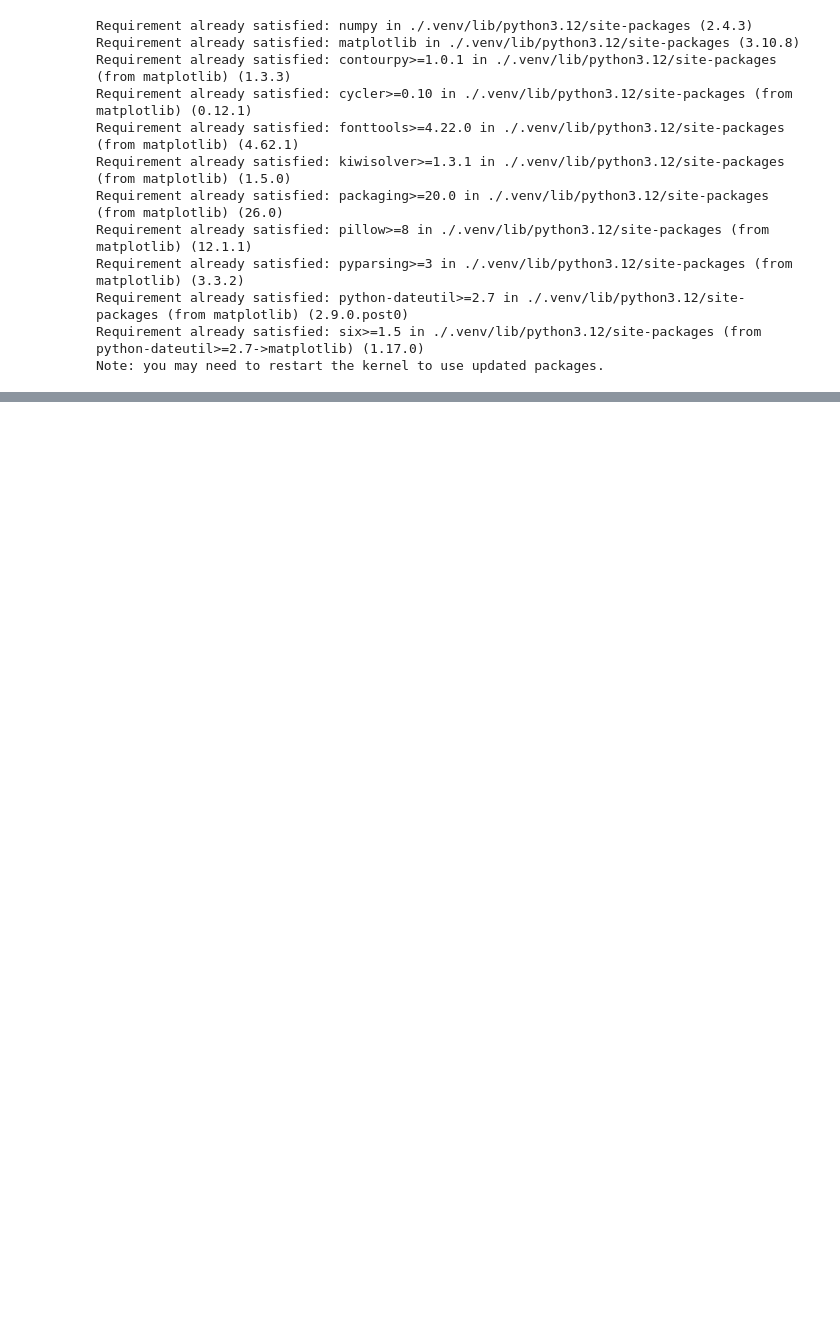
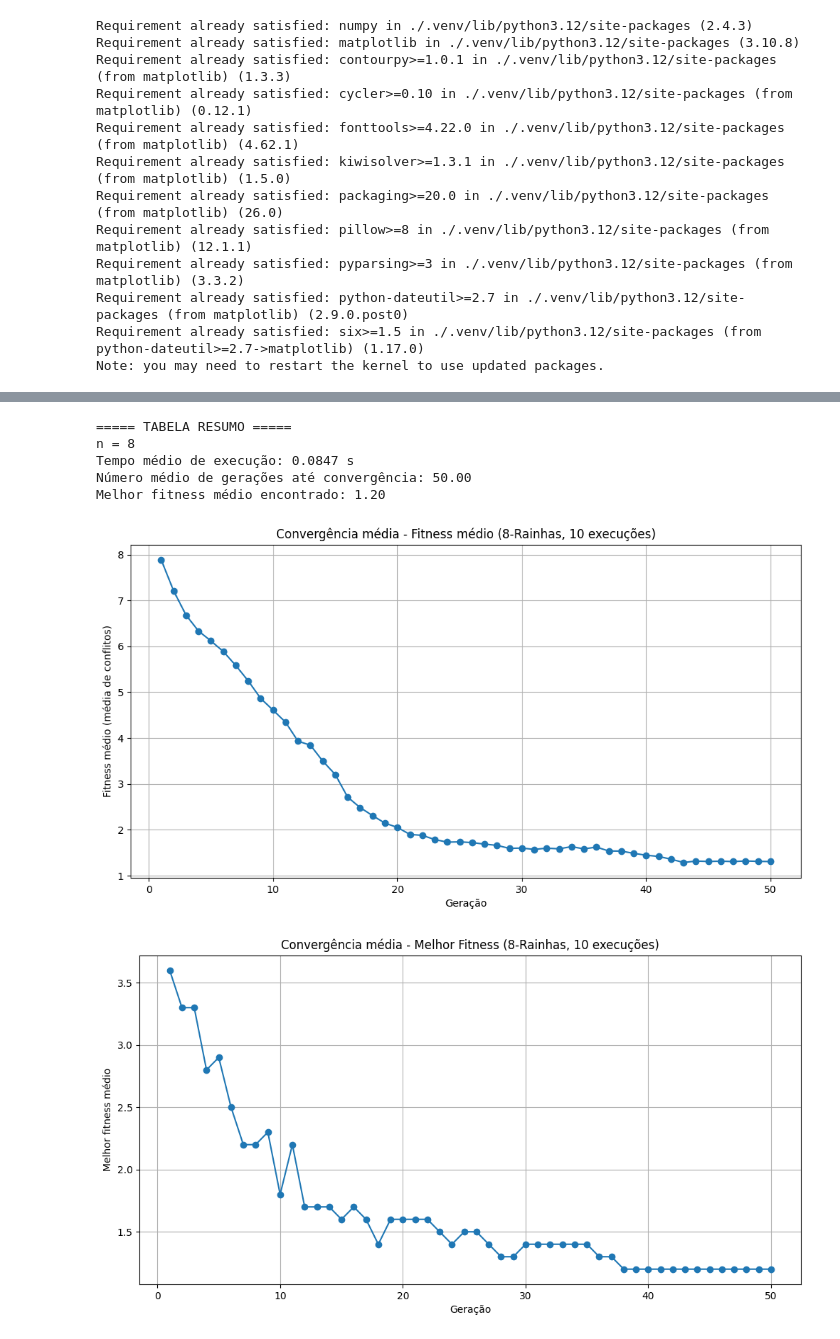
Before and after one commit to andref03/comp-natural, a Jupyter notebook: queens.ipynb, the cells around one changed output, grey strips where cells are left out. Cells and saved outputs as stored; diff of their text form; code cells hidden in the pictures; blank space fills up the shorter version.

Commit message:
criando lógica de séries de execução  para obter execução média

```diff
--- a/queens.ipynb
+++ b/queens.ipynb
@@ -233,0 +241,10 @@ Conflitos médios por indivíduo: 7.08
+# %%
+num_execucoes = 10
+resultados_execucoes = []
+
+for execucao in range(num_execucoes):
+    print(f"Executando experimento {execucao + 1}/{num_execucoes}...")
+    resultado = executar(m=50, n=8, geracoes=50, taxa_mutacao=0.05)
+    resultados_execucoes.append(resultado)
+
+print("\nTodas as execuções concluídas.")
@@ -233,0 +264,46 @@ Conflitos médios por indivíduo: 7.08
+# %%
+tempos = [r["tempo_execucao"] for r in resultados_execucoes]
+geracoes_conv = [r["geracao_convergencia"] for r in resultados_execucoes]
+melhores_finais = [r["melhor_conflito_global"] for r in resultados_execucoes]
+
+tempo_medio = np.mean(tempos)
+geracoes_medias = np.mean(geracoes_conv)
+melhor_fitness_medio = np.mean(melhores_finais)
+
+print("===== TABELA RESUMO =====")
+print(f"n = 8")
+print(f"Tempo médio de execução: {tempo_medio:.4f} s")
+print(f"Número médio de gerações até convergência: {geracoes_medias:.2f}")
+print(f"Melhor fitness médio encontrado: {melhor_fitness_medio:.2f}")
+
+# -------------------------------------------------------------------------------------
+
+historicos_media = np.array([r["historico_media"] for r in resultados_execucoes])
+historicos_melhor = np.array([r["historico_melhor"] for r in resultados_execucoes])
+
+media_das_medias = np.mean(historicos_media, axis=0)
+media_dos_melhores = np.mean(historicos_melhor, axis=0)
+
+plt.figure(figsize=(12, 6))
+plt.plot(range(1, len(media_das_medias) + 1), media_das_medias, marker='o')
+plt.xlabel('Geração')
+plt.ylabel('Fitness médio (média de conflitos)')
+plt.title(f'Convergência média - Fitness médio ({n}-Rainhas, {num_execucoes} execuções)')
+plt.grid(True)
+plt.show()
+
+plt.figure(figsize=(12, 6))
+plt.plot(range(1, len(media_dos_melhores) + 1), media_dos_melhores, marker='o')
+plt.xlabel('Geração')
+plt.ylabel('Melhor fitness médio')
+plt.title(f'Convergência média - Melhor Fitness ({n}-Rainhas, {num_execucoes} execuções)')
+plt.grid(True)
+plt.show()
+# %% [output]
+===== TABELA RESUMO =====
+n = 8
+Tempo médio de execução: 0.0847 s
+Número médio de gerações até convergência: 50.00
+Melhor fitness médio encontrado: 1.20
+[figure, added]
+[figure, added]
```
Also changed, not shown: parts of 23 cells of this notebook.
